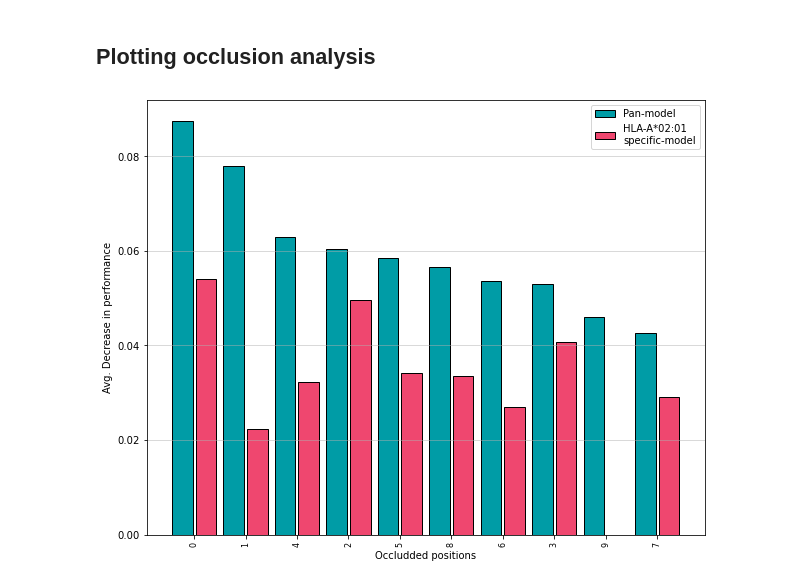
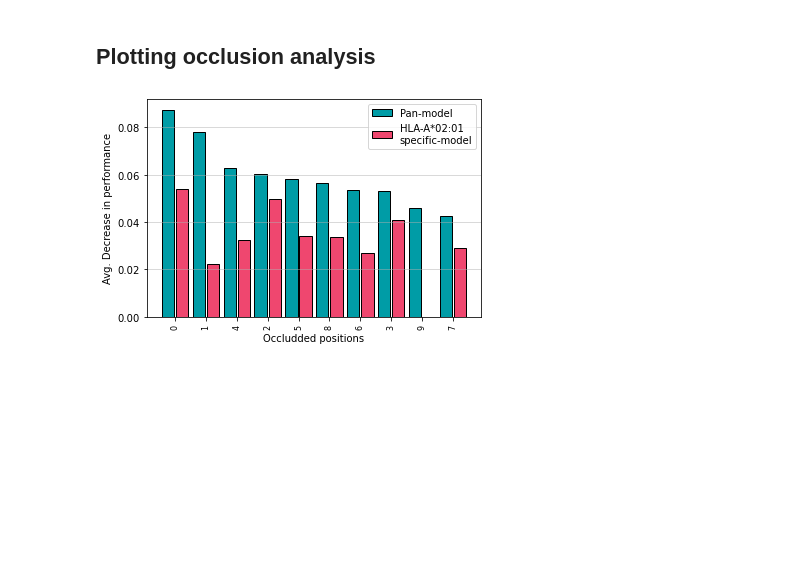
Before and after one commit to christian-creator/DL_peptide_immunogenecity, a Jupyter notebook: notebooks/plots.ipynb, the cells around one changed output. Drawn from its saved outputs; the diff is of its cells as text; code cells hidden in the pictures; blank space fills up the shorter version.

```diff
--- a/notebooks/plots.ipynb
+++ b/notebooks/plots.ipynb
@@ -83,24 +83,26 @@ plt.show()
 # %%
 occlussions_simple = [0, 2, 3, 5, 8, 4, 7, 6, 1,9]
 decreases_simple = [0.054027923851453295, 0.04960902531490772, 0.04069785169785173, 0.03427740410093353, 0.0336047857812564, 0.03236961395784928, 0.029088051852757753, 0.0270172027230851, 0.022235497941380324,0]
 std_simple = [0.016764456337610516, 0.016675661572867685, 0.024953664766016143, 0.020798546866867232, 0.02105606065479808, 0.018955887720415326, 0.02202438643299184, 0.020755729340329827, 0.015150808052680636,0]
 
 occlussions_pan = [0, 1, 4, 2, 5, 8, 6, 3, 9, 7]
 decreases_pan = [0.08754863421822519, 0.07788325850557737, 0.06283572174694667, 0.060447732929267715, 0.05839012893822749, 0.0565591534332198, 0.053579318058530896, 0.053070306655740924, 0.04606447038813156, 0.042538241592338044]
 std_pan = [0.01578518282976036, 0.01645888506682296, 0.02635943532649634, 0.023800070358444114, 0.026274392294935323, 0.025130846441017117, 0.026535283144795124, 0.026917007439840126, 0.02310938183744076, 0.023305932614070955]
 
 
 sorted_simple = [decreases_simple[occlussions_simple.index(occ)] for occ in occlussions_pan]
 
-fig = plt.figure(figsize=(10,8))
+
+
+fig = plt.figure()
 plt.bar(np.arange(len(decreases_pan)) - 0.23, decreases_pan,width=0.4,label="Pan-model",color="#009ca6",edgecolor = "black")
 plt.bar(np.arange(len(decreases_pan)) + 0.23, sorted_simple,width=0.4,label="HLA-A*02:01\nspecific-model", color="#ef476f",edgecolor = "black")
 # plt.errorbar(np.arange(len(decreases_pan)), decreases_pan,yerr=sorted_std, fmt="", color="k", ls="",capsize=10)
 plt.xticks(np.arange(len(occlussions_pan)),occlussions_pan,rotation=90, size=8)
 plt.xlabel("Occludded positions")
 plt.ylabel("Avg. Decrease in performance")
 plt.grid(axis="y",alpha=0.6)
 plt.legend()
 plt.savefig("../plots/occlusion_analysis.png",dpi = 300)
 # %% [output]
-[figure, old version]
+[figure, new version]
```
Also changed, not shown: 1 other file.
